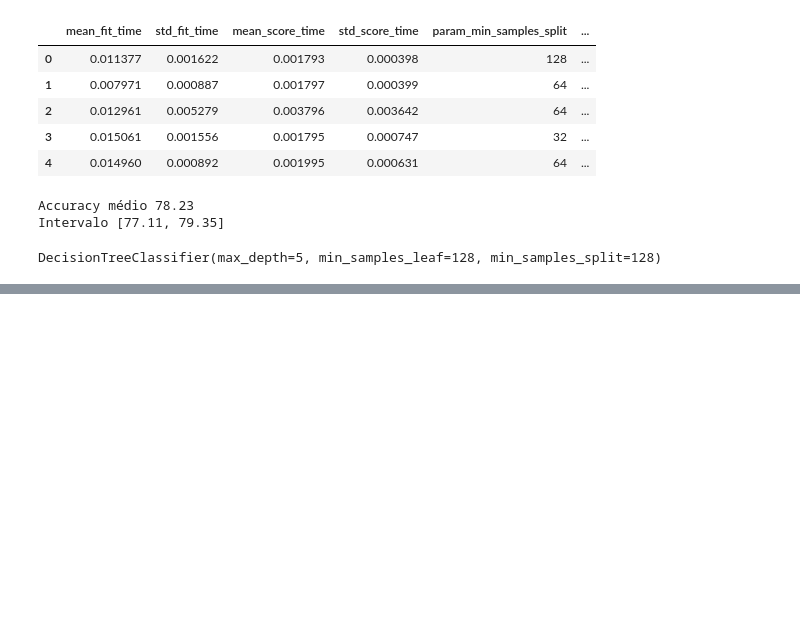
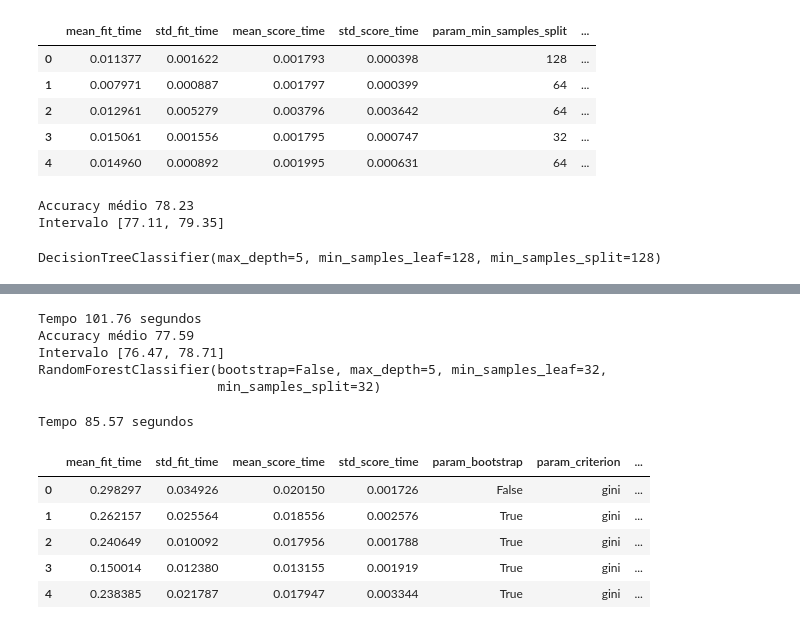
Before and after one commit to matheus7c/data-science, a Jupyter notebook: machine-learning/08-machine-learning-otimizacao-com-exploracao-aleatoria/01-lesson.ipynb, the cells around one changed output, grey strips where cells are left out. Drawn from its saved outputs; the diff is of its cells as text; code cells hidden in the pictures; blank space fills up the shorter version.

```diff
--- a/machine-learning/08-machine-learning-otimizacao-com-exploracao-aleatoria/01-lesson.ipynb
+++ b/machine-learning/08-machine-learning-otimizacao-com-exploracao-aleatoria/01-lesson.ipynb
@@ -677,0 +909,52 @@ graph
+# %%
+tic = time.time()
+scores = cross_val_score(busca, x_azar, y_azar, cv = KFold(n_splits=5, shuffle=True))
+tac = time.time()
+tempo_passado = tac - tic
+print("Tempo %.2f segundos" % tempo_passado)
+
+imprime_score(scores)
+melhor = busca.best_estimator_
+print(melhor)
+# %% [output]
+Tempo 101.76 segundos
+Accuracy médio 77.59
+Intervalo [76.47, 78.71]
+RandomForestClassifier(bootstrap=False, max_depth=5, min_samples_leaf=32,
+                       min_samples_split=32)
+# %%
+SEED=301
+np.random.seed(SEED)
+
+espaco_de_parametros = {
+    "n_estimators" : randint(10, 101),
+    "max_depth" : randint(3, 6),
+    "min_samples_split": randint(32, 129),
+    "min_samples_leaf": randint(32, 129),
+    "bootstrap" : [True, False],
+    "criterion": ["gini", "entropy"]
+
+}
+
+tic = time.time()
+busca = RandomizedSearchCV(RandomForestClassifier(),
+                    espaco_de_parametros,
+                    n_iter = 80,
+                    cv = KFold(n_splits = 5, shuffle=True))
+busca.fit(x_azar, y_azar)
+tac = time.time()
+tempo_que_passou = tac - tic
+print("Tempo %.2f segundos" % tempo_que_passou)
+
+
+
+resultados = pd.DataFrame(busca.cv_results_)
+resultados.head()
+# %% [output]
+Tempo 85.57 segundos
+|  | mean_fit_time | std_fit_time | mean_score_time | std_score_time | param_bootstrap | param_criterion | ... |
+| 0 | 0.298297 | 0.034926 | 0.020150 | 0.001726 | False | gini | ... |
+| 1 | 0.262157 | 0.025564 | 0.018556 | 0.002576 | True | gini | ... |
+| 2 | 0.240649 | 0.010092 | 0.017956 | 0.001788 | True | gini | ... |
+| 3 | 0.150014 | 0.012380 | 0.013155 | 0.001919 | True | gini | ... |
+| 4 | 0.238385 | 0.021787 | 0.017947 | 0.003344 | True | gini | ... |
```
Also changed, not shown: parts of 20 cells of this notebook.
